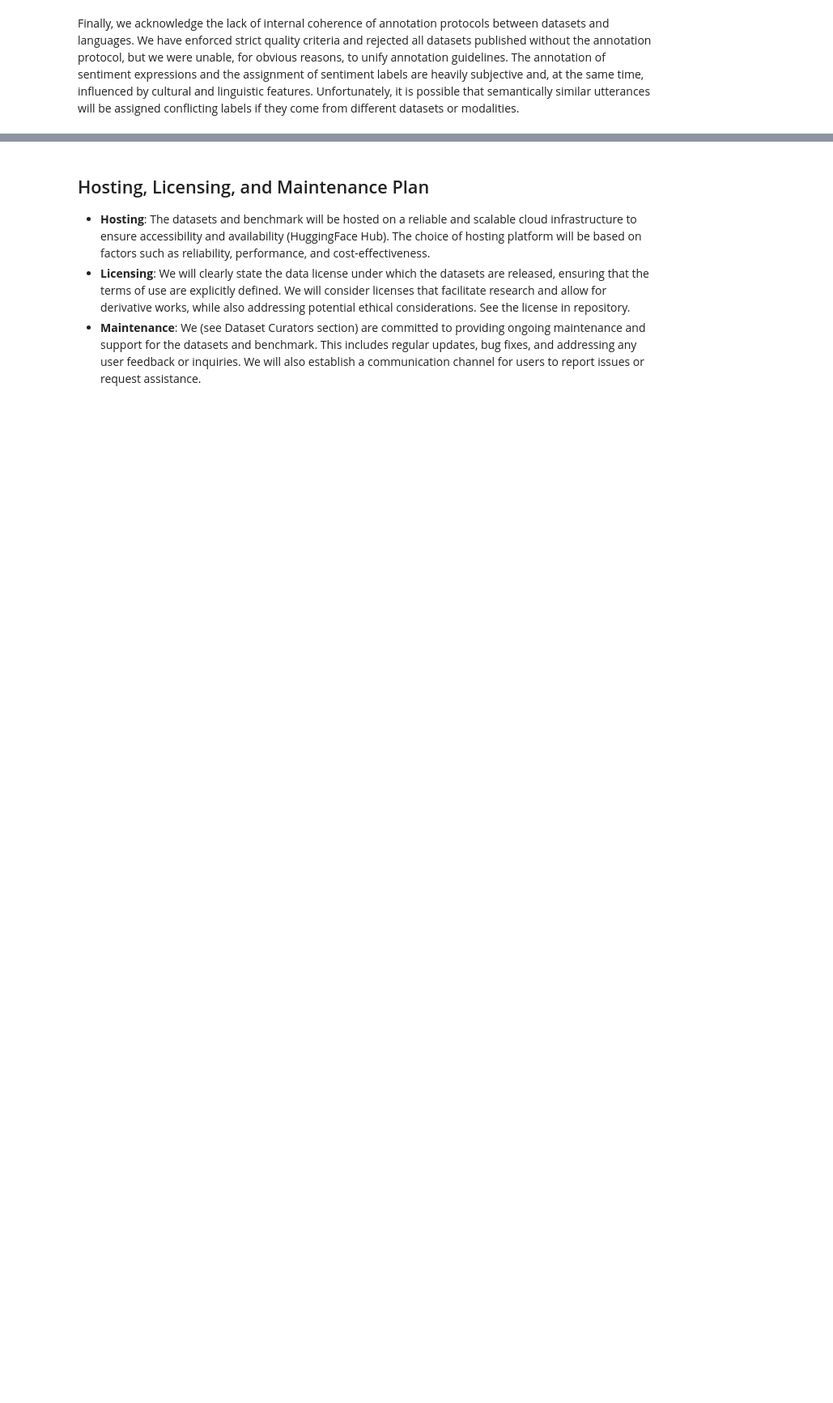
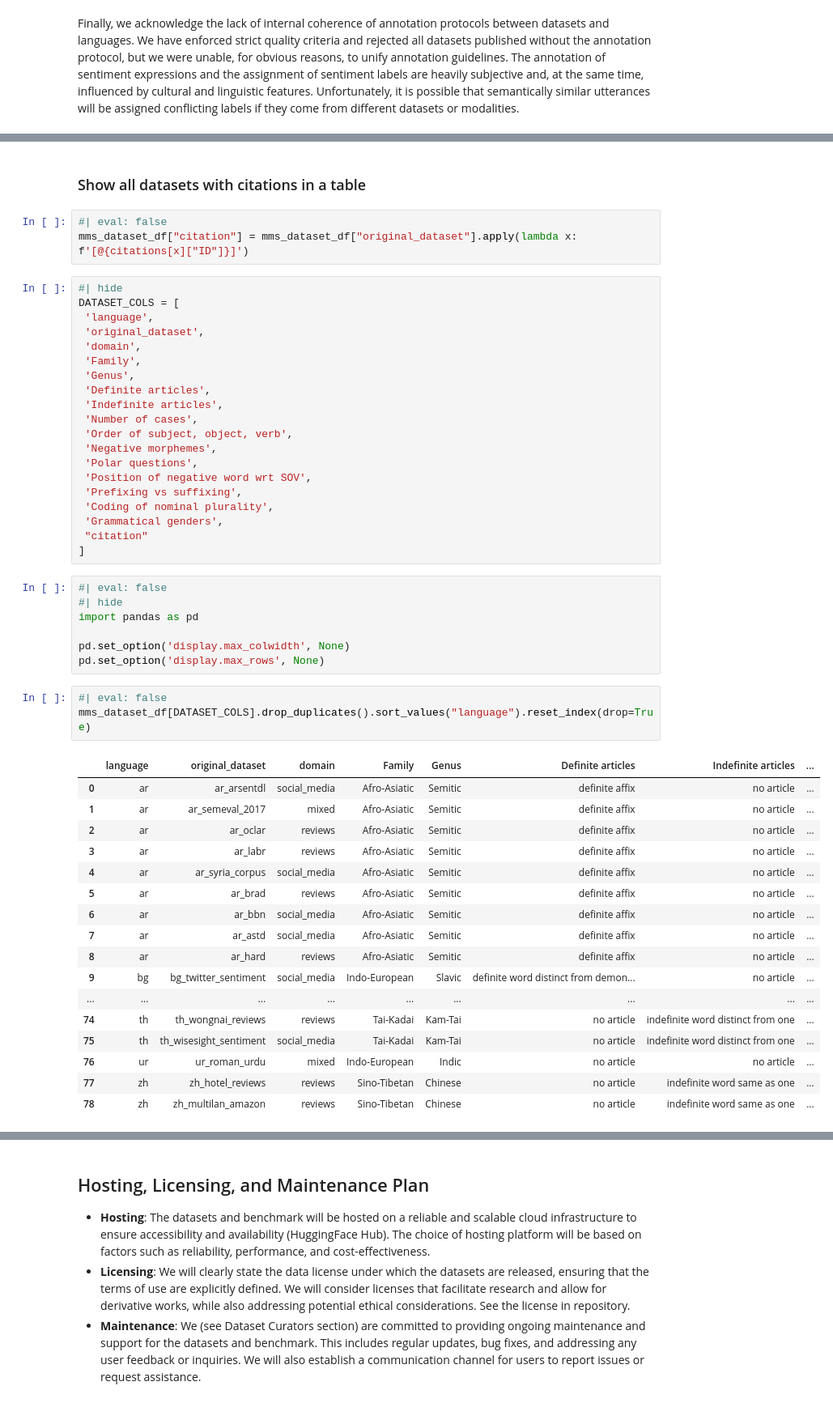
Before and after one commit to Brand24-AI/mms_benchmark, a Jupyter notebook: nbs/00_dataset_card.ipynb, the cells around one changed output, grey strips where cells are left out. Shown at 81% size. Saved outputs shown, nothing was run; the diff lists cells and outputs as text; blank space fills up the shorter version.

Commit message:
stats for dataset and citations

```diff
--- a/nbs/00_dataset_card.ipynb
+++ b/nbs/00_dataset_card.ipynb
@@ -125,0 +187,53 @@ TBD
+# %% [markdown]
+### Show all datasets with citations in a table
+# %%
+#| eval: false
+mms_dataset_df["citation"] = mms_dataset_df["original_dataset"].apply(lambda x: f'[@{citations[x]["ID"]}]')
+# %%
+#| hide
+DATASET_COLS = [
+ 'language',
+ 'original_dataset',
+ 'domain',
+ 'Family',
+ 'Genus',
+ 'Definite articles',
+ 'Indefinite articles',
+ 'Number of cases',
+ 'Order of subject, object, verb',
+ 'Negative morphemes',
+ 'Polar questions',
+ 'Position of negative word wrt SOV',
+ 'Prefixing vs suffixing',
+ 'Coding of nominal plurality',
+ 'Grammatical genders',
+ "citation"
+]
+# %%
+#| eval: false
+#| hide
+import pandas as pd
+
+pd.set_option('display.max_colwidth', None)
+pd.set_option('display.max_rows', None)
+# %%
+#| eval: false
+mms_dataset_df[DATASET_COLS].drop_duplicates().sort_values("language").reset_index(drop=True)
+# %% [output]
+|  | language | original_dataset | domain | Family | Genus | Definite articles | Indefinite articles | ... |
+| 0 | ar | ar_arsentdl | social_media | Afro-Asiatic | Semitic | definite affix | no article | ... |
+| 1 | ar | ar_semeval_2017 | mixed | Afro-Asiatic | Semitic | definite affix | no article | ... |
+| 2 | ar | ar_oclar | reviews | Afro-Asiatic | Semitic | definite affix | no article | ... |
+| 3 | ar | ar_labr | reviews | Afro-Asiatic | Semitic | definite affix | no article | ... |
+| 4 | ar | ar_syria_corpus | social_media | Afro-Asiatic | Semitic | definite affix | no article | ... |
+| 5 | ar | ar_brad | reviews | Afro-Asiatic | Semitic | definite affix | no article | ... |
+| 6 | ar | ar_bbn | social_media | Afro-Asiatic | Semitic | definite affix | no article | ... |
+| 7 | ar | ar_astd | social_media | Afro-Asiatic | Semitic | definite affix | no article | ... |
+| 8 | ar | ar_hard | reviews | Afro-Asiatic | Semitic | definite affix | no article | ... |
+| 9 | bg | bg_twitter_sentiment | social_media | Indo-European | Slavic | definite word distinct from demon... | no article | ... |
+| ... | ... | ... | ... | ... | ... | ... | ... | ... |
+| 74 | th | th_wongnai_reviews | reviews | Tai-Kadai | Kam-Tai | no article | indefinite word distinct from one | ... |
+| 75 | th | th_wisesight_sentiment | social_media | Tai-Kadai | Kam-Tai | no article | indefinite word distinct from one | ... |
+| 76 | ur | ur_roman_urdu | mixed | Indo-European | Indic | no article | no article | ... |
+| 77 | zh | zh_hotel_reviews | reviews | Sino-Tibetan | Chinese | no article | indefinite word same as one | ... |
+| 78 | zh | zh_multilan_amazon | reviews | Sino-Tibetan | Chinese | no article | indefinite word same as one | ... |
```
Also changed, not shown: parts of 19 cells of this notebook.
